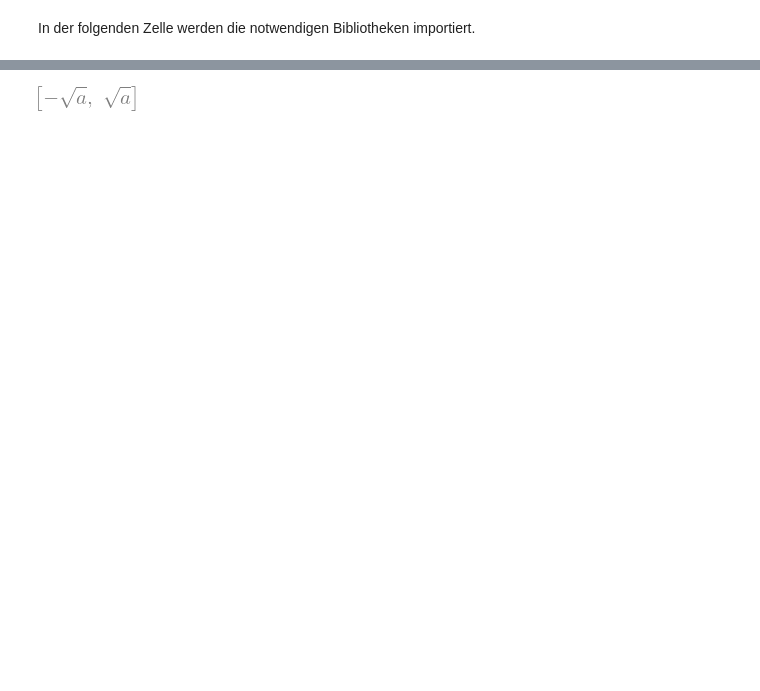
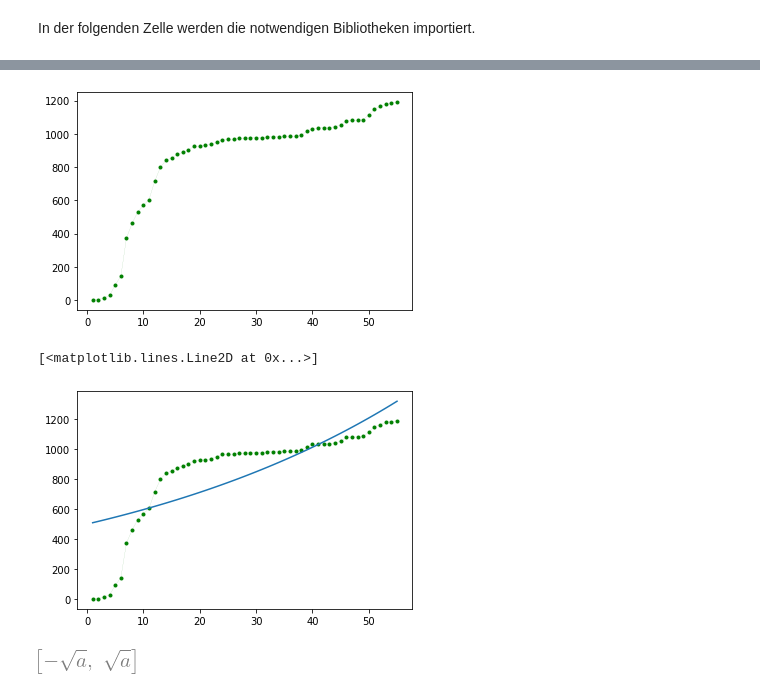
Before and after one commit to plaquette/Jupyter_FMS, a Jupyter notebook: Mathematik/Exponentialfunktion.ipynb, the cells around one changed output, grey strips where cells are left out. Saved outputs shown, nothing was run; the diff lists cells and outputs as text; code cells hidden in the pictures; blank space fills up the shorter version.

```diff
--- a/Mathematik/Exponentialfunktion.ipynb
+++ b/Mathematik/Exponentialfunktion.ipynb
@@ -3,3 +45,33 @@ In der folgenden Zelle werden die notwendigen Bibliotheken importiert.
+# %%
+from numpy import genfromtxt
+corona_data_raw = genfromtxt('Data/Corona_DatenBS.csv', delimiter=',')
+
+t = corona_data_raw[:,0]
+N = corona_data_raw[:,1]
+
+
+plt.plot(t, N, 'go--', linewidth=0.1, markersize=3)
+plt.show()
+
+def fit_func(x, a, c):
+    return c*a**x
+
+
+
+params = curve_fit(fit_func, t, N)
+
+[a, c] = params[0]
+
+
+
+N1 = c*a**t
+
+plt.plot(t, N, 'go--', linewidth=0.1, markersize=3)
+plt.plot(t,N1)
+# %% [output]
+[figure, added]
+[<matplotlib.lines.Line2D at 0x...>]
+[figure, added]
 # %%
 from sympy import *
 init_printing()
```
Also changed, not shown: parts of 1 cell of this notebook, 1 other file.
